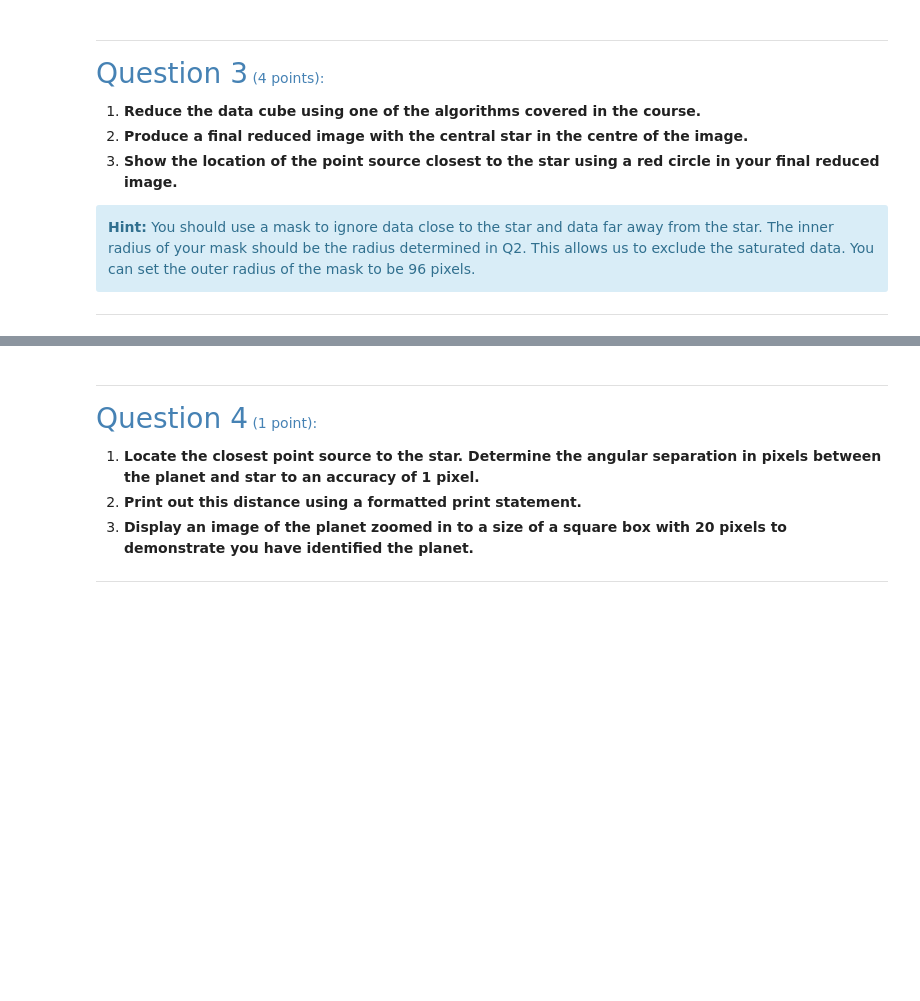
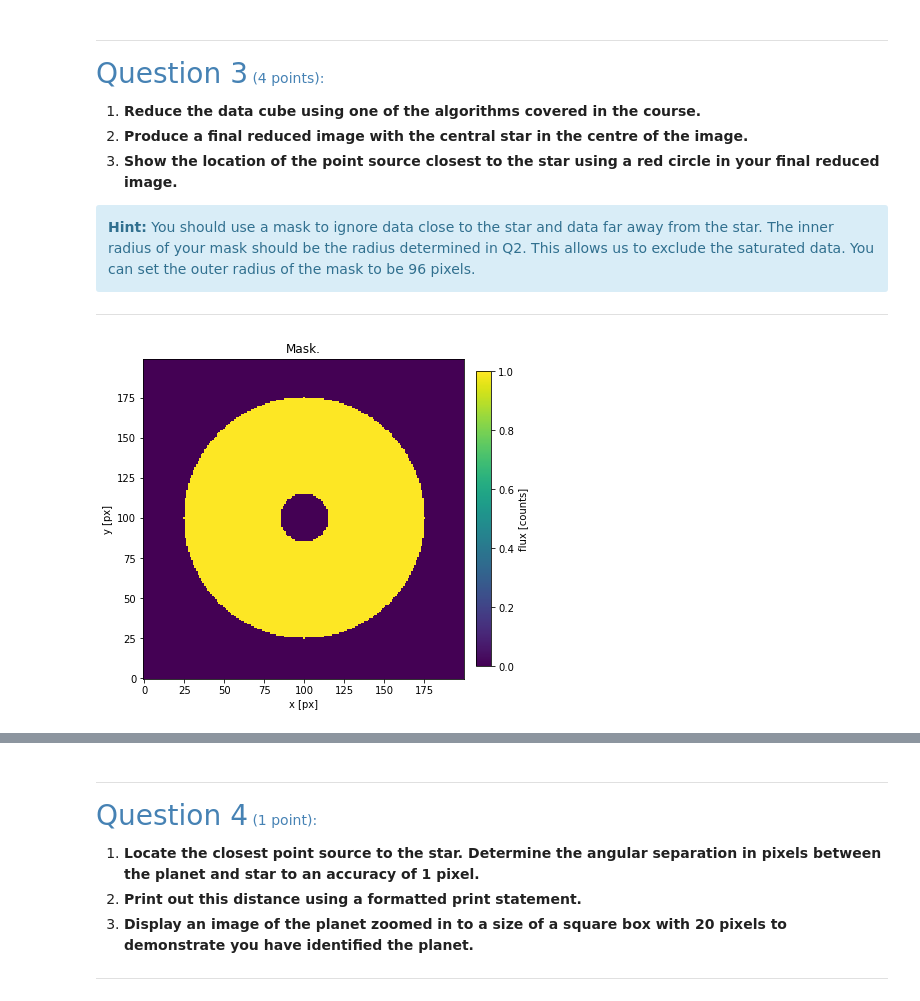
Before and after one commit to lwelzel/High-Contrast-Imaging-LU, a Jupyter notebook: exam/HCI_2022_Final_exam_welzel.ipynb, the cells around one changed output, grey strips where cells are left out. Saved outputs shown, nothing was run; the diff lists cells and outputs as text; code cells hidden in the pictures; blank space fills up the shorter version.

```diff
--- a/exam/HCI_2022_Final_exam_welzel.ipynb
+++ b/exam/HCI_2022_Final_exam_welzel.ipynb
@@ -259,0 +317,20 @@ plt.show()
+# %%
+# Q3 answer here
+rad_bad_outer = 75
+rr, __ = r_theta(im[0], 100, 100)
+mask = (rr >= rad_bad) * (rr <= rad_bad_outer)
+
+fig, ax = plt.subplots(nrows=1, ncols=1,
+                     constrained_layout=True,
+                     figsize=(6, 6)) # figsize=(width, height)
+
+this_im = ax.imshow(mask)
+
+plt.colorbar(this_im, ax=ax, label=r"flux [counts]", fraction=0.046, pad=0.04)
+ax.set_xlabel('x [px]')
+ax.set_ylabel('y [px]')
+ax.set_title('Mask.')
+
+plt.show()
+# %% [output]
+[figure, added]
```
Also changed, not shown: parts of 7 cells of this notebook.
